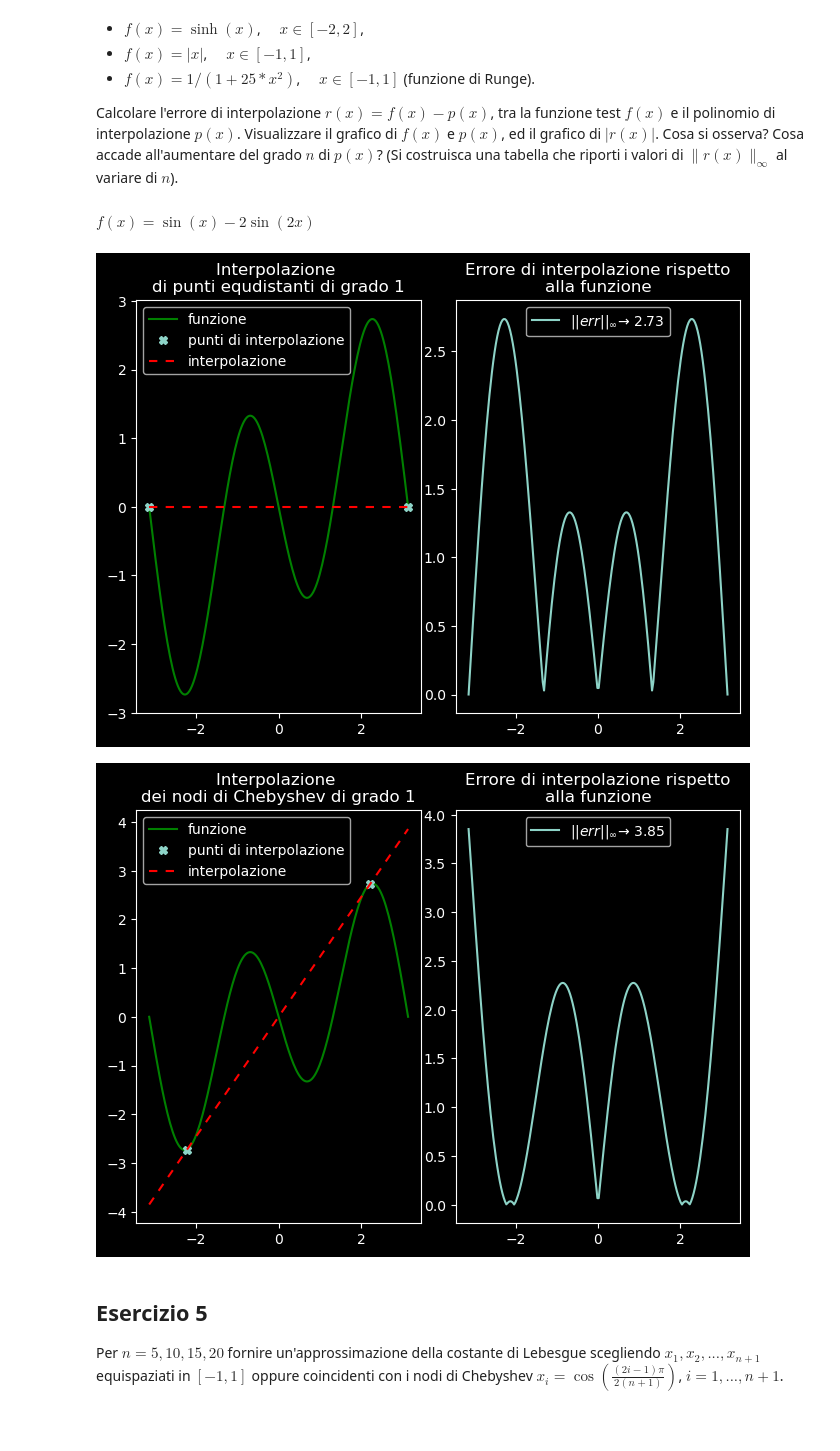
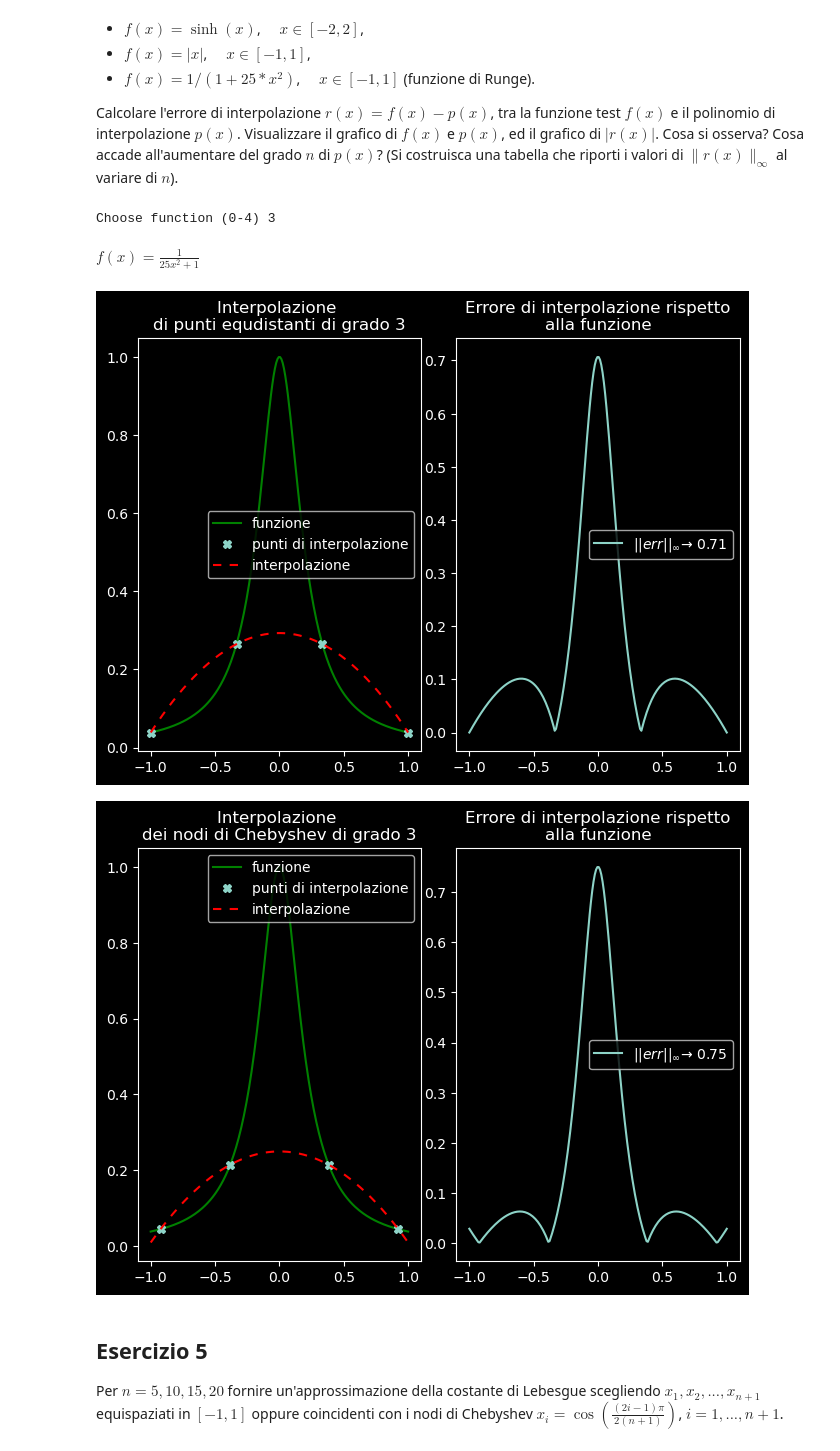
Before and after one commit to KeegTheBoi/metodi_numerici_es, a Jupyter notebook: Lecture 10/ESercitazione_10.ipynb, the cells around one changed output. Saved outputs shown, nothing was run; the diff lists cells and outputs as text; code cells hidden in the pictures; blank space fills up the shorter version.

```diff
--- a/Lecture 10/ESercitazione_10.ipynb
+++ b/Lecture 10/ESercitazione_10.ipynb
@@ -306,22 +306,12 @@ def print_lagrange(coeff, j, n):
     display_function(g, f='L_{ '+f'{j}'+' }^{({ '+f'{n}'+' })}', varsym=sym.symbols(f"x"))
 # %%
 #calcolo del polinoimio di lagrange
-def poly_Lagrange(xnodi, j, show=False):
-    zeri = np.zeros_like(xnodi)
-    n = xnodi.size
-
-    if j == 0:
-        zeri = xnodi[1:]
-    else:
-        zeri = np.append(xnodi[0:j], xnodi[j+1:n])
-
-
-    num = np.poly(zeri)
+def lagrange(xnodi: np, j: int, show=False):
+    num = np.poly(xnodi[xnodi != xnodi[j]])
     den = np.polyval(num, xnodi[j])
-    co = num / den
     if show:
-        print_lagrange(co, j, n)
-    return co
+        print_lagrange(num / den, j, n)
+    return num / den
 # %%
 def iterpL(x, y, xv):
     L = np.array([np.polyval(poly_Lagrange(x, j), xv) for j in range(len(x))])
@@ -461,22 +451,23 @@ def test_data(args):
         plt.tight_layout(pad=0.2)
         plt.show()
 # %%
-n = 1
-menu = 0
-assert(n>0 and menu >= 0)
+n = 3
+menu = int(input('Choose function (0-4)'))
+assert(n>0 and menu >= 0 and menu <= 4)
 methods = { f'\ndi punti equdistanti di grado {n}':line, f'\ndei nodi di Chebyshev di grado {n}':cheb }
 
 functions = [((-np.pi, np.pi), lambda x: sym.sin(x) - 2*(sym.sin(2*x))),
             ((-2, 2), lambda x: sym.sinh(x)),
             ((-1, 1), lambda x: abs(x)),
             ((-1, 1), lambda x: 1 / (1 + (25 * x**2)))
         ]
 
 test_data(functions[menu])
 # %% [output]
+Choose function (0-4) 3
-$f(x)=\sin{\left(x \right)} - 2 \sin{\left(2 x \right)}$
+$f(x)=\frac{1}{25 x^{2} + 1}$
-[figure, old version]
+[figure, new version]
-[figure, old version]
+[figure, new version]
 # %% [markdown]
 
 
```
Also changed, not shown: parts of 2 cells of this notebook, 12 other files.
